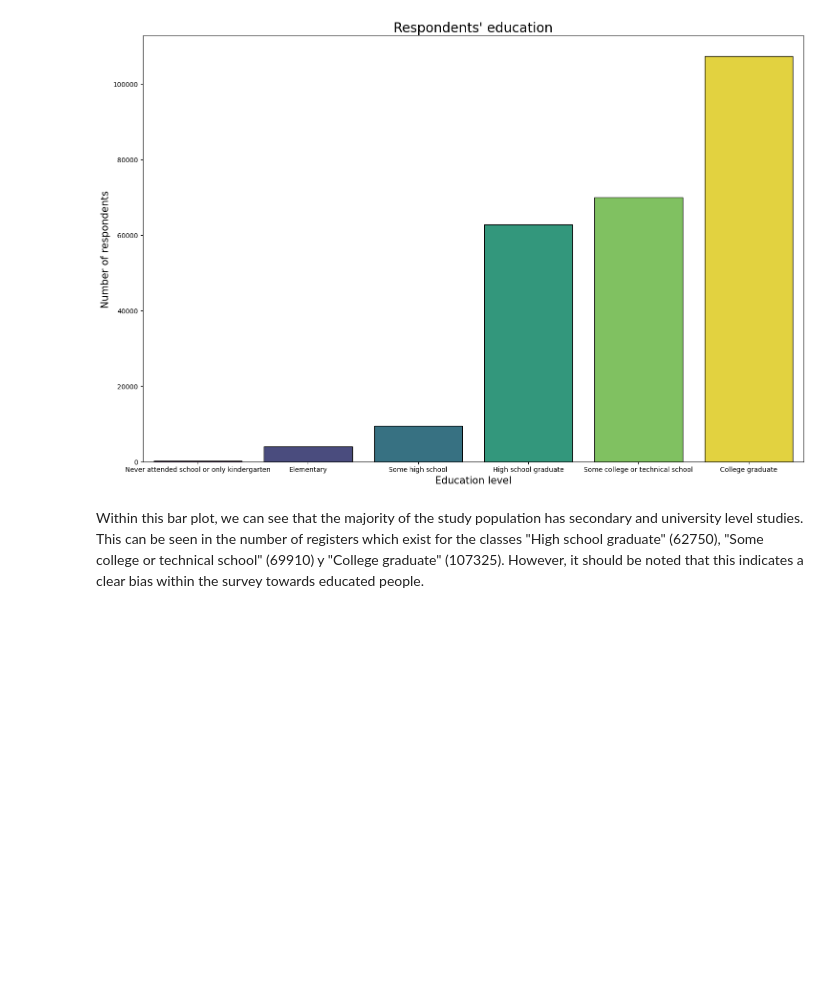
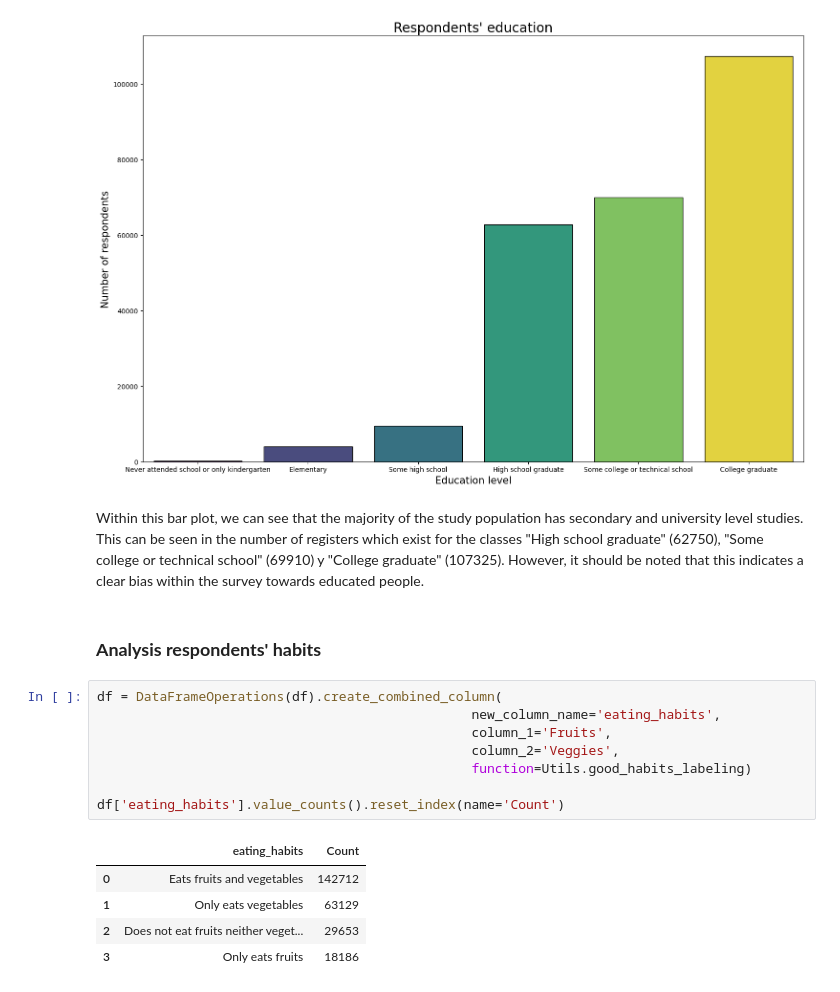
Before and after one commit to jeremias-mena/medpredictor-ML, a Jupyter notebook: medpredictor/notebooks/03-exploratory-data-analysis.ipynb, the cells around one changed output. Saved outputs shown, nothing was run; the diff lists cells and outputs as text; blank space fills up the shorter version.

Commit message:
update(eda): add new code's block for analysis respondents' habits

```diff
--- a/medpredictor/notebooks/03-exploratory-data-analysis.ipynb
+++ b/medpredictor/notebooks/03-exploratory-data-analysis.ipynb
@@ -259,3 +329,19 @@ graph_education.bar_plot_sns(x='Education', y='Number of registers', hue='Educat
 [figure]
 # %% [markdown]
 Within this bar plot, we can see that the majority of the study population has secondary and university level studies. This can be seen in the number of registers which exist for the classes "High school graduate" (62750), "Some college or technical school" (69910) y "College graduate" (107325). However, it should be noted that this indicates a clear bias within the survey towards educated people.
+# %% [markdown]
+### **Analysis respondents' habits**
+# %%
+df = DataFrameOperations(df).create_combined_column(
+                                                new_column_name='eating_habits',
+                                                column_1='Fruits',
+                                                column_2='Veggies',
+                                                function=Utils.good_habits_labeling)
+
+df['eating_habits'].value_counts().reset_index(name='Count')
+# %% [output]
+|  | eating_habits | Count |
+| 0 | Eats fruits and vegetables | 142712 |
+| 1 | Only eats vegetables | 63129 |
+| 2 | Does not eat fruits neither veget... | 29653 |
+| 3 | Only eats fruits | 18186 |
```
Also changed, not shown: parts of 6 cells of this notebook, 3 other files.
